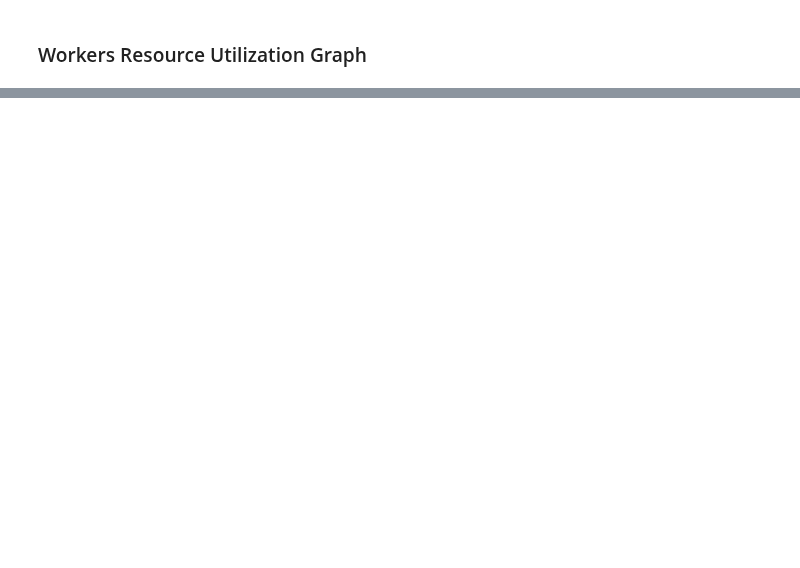
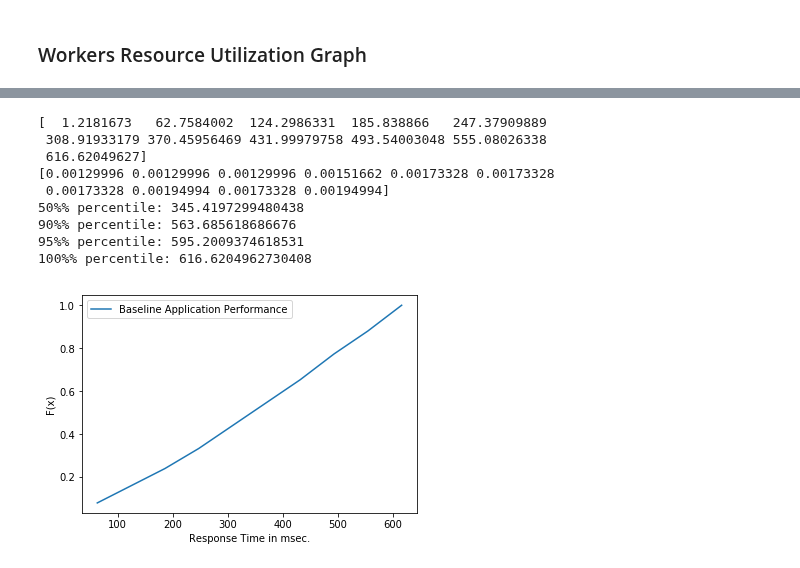
Before and after one commit to ZhuangweiKang/RESTfulSwarm, a Jupyter notebook: GraphBook.ipynb, the cells around one changed output, grey strips where cells are left out. Cells and saved outputs as stored; diff of their text form; code cells hidden in the pictures; blank space fills up the shorter version.

```diff
--- a/GraphBook.ipynb
+++ b/GraphBook.ipynb
@@ -133,6 +133,34 @@ def plot_resource_graph():
     df = pd.DataFrame(data=utilization, index=hostnames, columns=time_stamps)
 
     return sns.heatmap(data=df, vmin=0, vmax=1, center=0, cmap="Greens")
+# %%
+import numpy as np
+import matplotlib.pyplot as plt
+
+
+client = get_client('admin', 'kzw', '129.114.108.18')
+db = get_db(client, 'RESTfulSwarmDB')
+
+def graph_cdf(data):
+    num_bins = 10
+    counts, bin_edges = np.histogram (data, bins=num_bins, normed=True)
+    cdf = np.cumsum (counts)
+    print(bin_edges)
+    print(counts)
+
+
+
+
+    plt.plot (bin_edges[1:], cdf/cdf[-1], label="Baseline Application Performance")
+    plt.xlabel("Response Time in msec.")
+    plt.ylabel("F(x)")
+    plt.legend()
+
+
+    for q in [50, 90, 95, 100]:
+      print ("{}%% percentile: {}".format (q, np.percentile(data, q)))
+
+_data = plot_graph(db)
 # %% [markdown]
 ### WaitingTime vs Job
 # %%
@@ -160,0 +189,13 @@ plot_resource_graph()
+# %%
+graph_cdf(_data[0])
+# %% [output]
+[  1.2181673   62.7584002  124.2986331  185.838866   247.37909889
+ 308.91933179 370.45956469 431.99979758 493.54003048 555.08026338
+ 616.62049627]
+[0.00129996 0.00129996 0.00129996 0.00151662 0.00173328 0.00173328
+ 0.00173328 0.00194994 0.00173328 0.00194994]
+50%% percentile: 345.4197299480438
+90%% percentile: 563.685618686676
+95%% percentile: 595.2009374618531
+100%% percentile: 616.6204962730408
+[figure, added]
```
Also changed, not shown: parts of 9 cells of this notebook, 2 other files.
